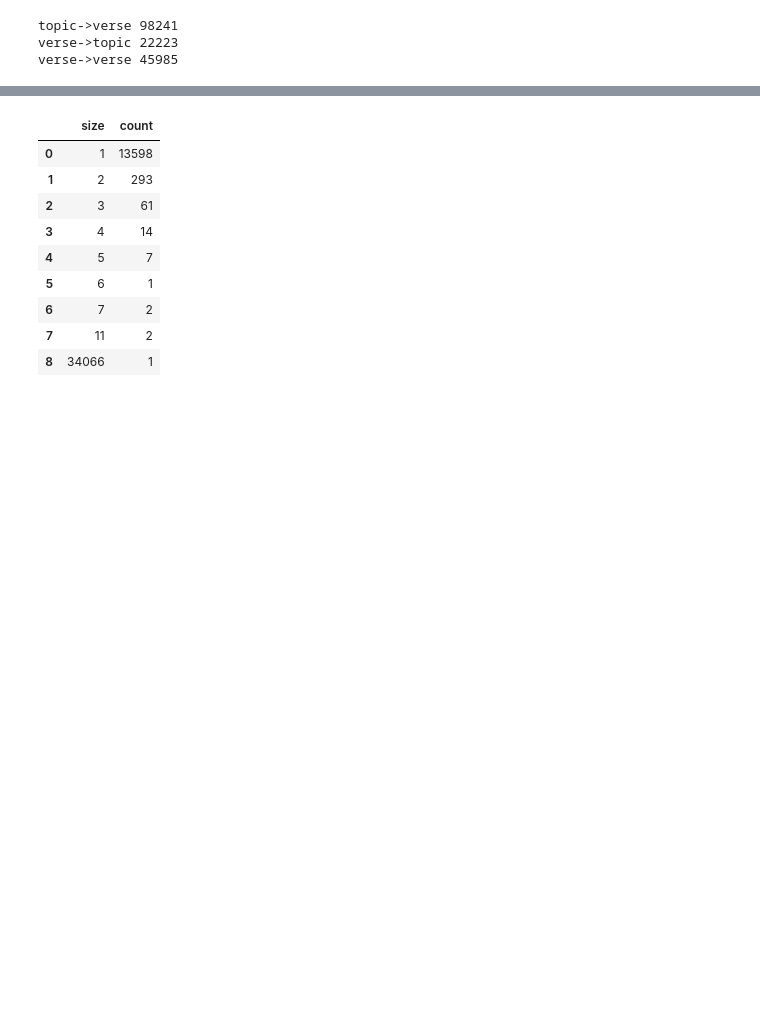
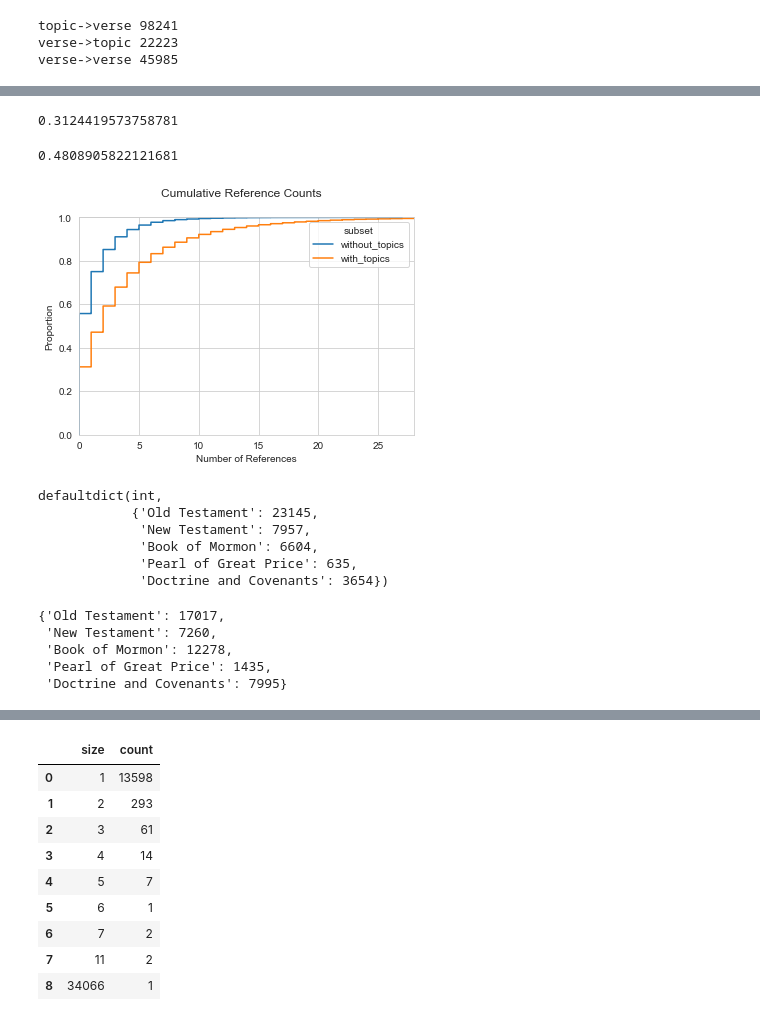
Before and after one commit to skearnes/scripture-graph, a Jupyter notebook: posts/2021-01-08/post.ipynb, the cells around one changed output, grey strips where cells are left out. Saved outputs shown, nothing was run; the diff lists cells and outputs as text; code cells hidden in the pictures; blank space fills up the shorter version.

Commit message:
add images

```diff
--- a/posts/2021-01-08/post.ipynb
+++ b/posts/2021-01-08/post.ipynb
@@ -26,3 +26,16 @@ Number of nodes: 48566
 Number of edges: 166449
 Average in degree:   3.4273
 Average out degree:   3.4273
+# %%
+# Make a copy without the topic nodes.
+original_graph = graph.copy()
+
+# Drop topic nodes/references.
+print(original_graph.number_of_nodes(), original_graph.number_of_edges())
+drop = set()
+for node in original_graph.nodes:
+    if original_graph.nodes[node]['kind'] == 'topic':
+        drop.add(node)
+for node in drop:
+    original_graph.remove_node(node)
+print(original_graph.number_of_nodes(), original_graph.number_of_edges())
@@ -89,0 +108,14 @@ verse->verse 45985
+# %%
+rows = []
+for node, degree in graph.in_degree():
+    if graph.nodes[node]['kind'] != 'verse':
+        continue
+    row = {'node': node, 'degree': degree, 'subset': 'with_topics'}
+    row.update(graph.nodes[node])
+    rows.append(row)
+    row = {'node': node, 'degree': original_graph.in_degree(node), 'subset': 'without_topics'}
+    row.update(graph.nodes[node])
+    rows.append(row)
+degree = pd.DataFrame(rows)
+print(degree.shape)
+degree.head()
@@ -89,0 +132,46 @@ verse->verse 45985
+# %%
+alone = (degree[mask].degree == 0).sum()
+alone / len(degree[mask])
+# %% [output]
+0.3124419573758781
+# %%
+count = (degree[mask].degree >= 1) & (degree[mask].degree <= 5)
+count.sum() / len(degree[mask])
+# %% [output]
+0.4808905822121681
+# %%
+sns.set_style('whitegrid')
+
+fig, ax = subplots()
+sns.ecdfplot(data=degree, x='degree', hue='subset', hue_order=['without_topics', 'with_topics'], ax=ax)
+suptitle('Cumulative Reference Counts')
+ax.set_xlabel('Number of References')
+ax.set_xlim(0, 28)
+fig.savefig('count-cdf.png', dpi=300, bbox_inches='tight')
+# %% [output]
+[figure, added]
+# %%
+volume_totals = collections.defaultdict(int)
+for node in graph.nodes:
+    volume_totals[graph.nodes[node]['volume']] += 1
+del volume_totals['Study Helps']
+volume_totals
+# %% [output]
+defaultdict(int,
+            {'Old Testament': 23145,
+             'New Testament': 7957,
+             'Book of Mormon': 6604,
+             'Pearl of Great Price': 635,
+             'Doctrine and Covenants': 3654})
+# %%
+volume_degree_without_topics = {}
+for key in volume_totals:
+    mask = (degree.subset == 'without_topics') & (degree.volume == key)
+    volume_degree_without_topics[key] = degree[mask].degree.values.sum()
+volume_degree_without_topics
+# %% [output]
+{'Old Testament': 17017,
+ 'New Testament': 7260,
+ 'Book of Mormon': 12278,
+ 'Pearl of Great Price': 1435,
+ 'Doctrine and Covenants': 7995}
```
Also changed, not shown: parts of 11 cells of this notebook, 2 other files.
